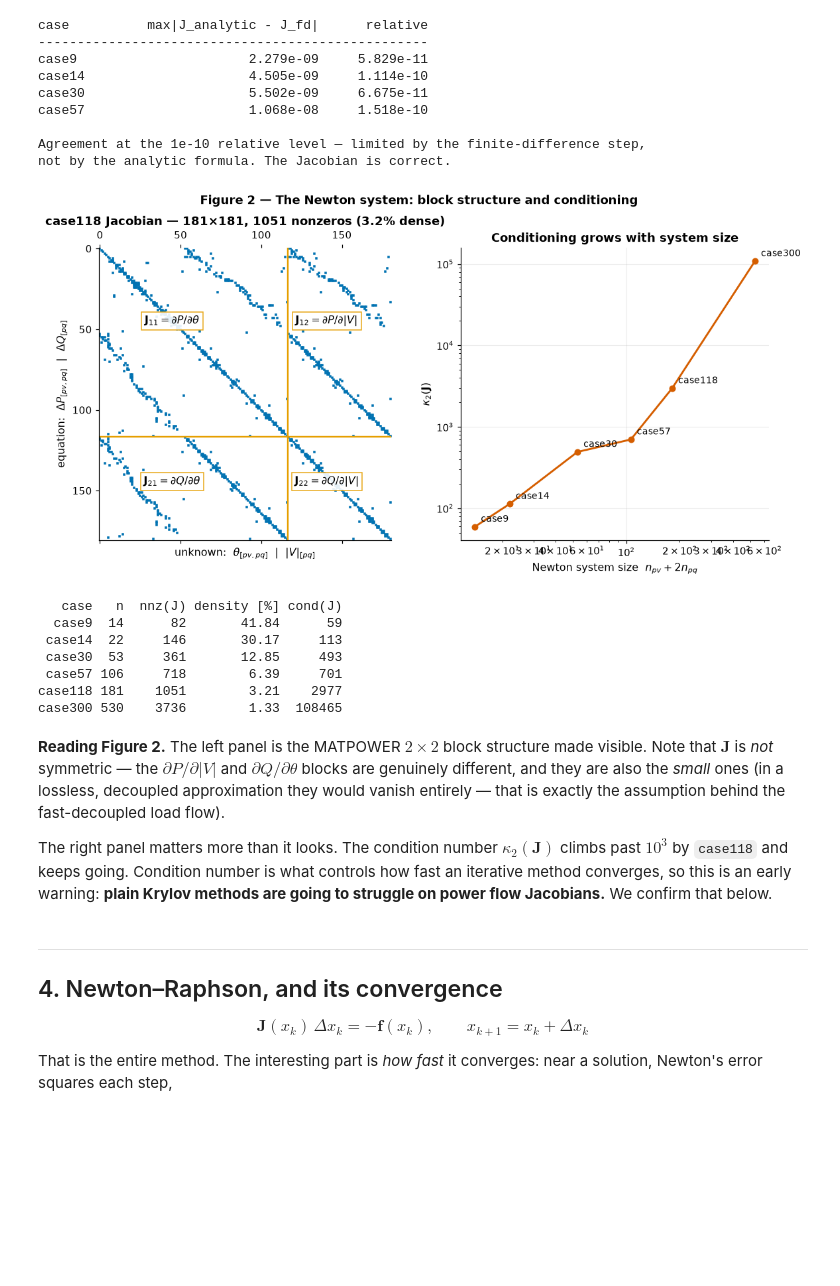
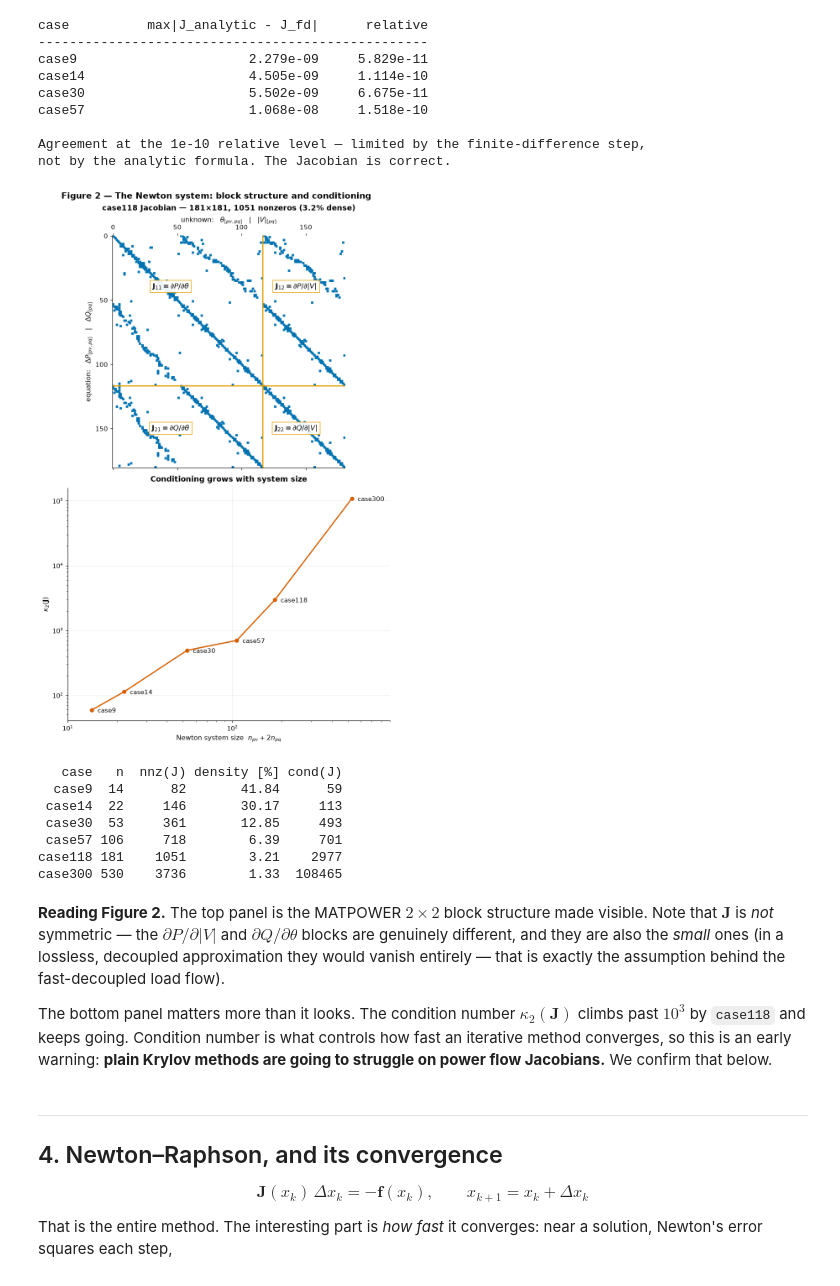
Before and after one commit to panas-bhattarai/learned-iterative-solvers-acpf, a Jupyter notebook: notebooks/01_newton_and_krylov.ipynb, the cells around one changed output. Saved outputs shown, nothing was run; the diff lists cells and outputs as text; code cells hidden in the pictures; blank space fills up the shorter version.

```diff
--- a/notebooks/01_newton_and_krylov.ipynb
+++ b/notebooks/01_newton_and_krylov.ipynb
@@ -190,16 +192,15 @@ print("Our Ybus is bit-for-bit identical to pandapower's on every case.")
 | 5 | case300 | 300 | 411 | 1/68/231 | 530 | 1118 | 1.24 | 0.00e+00 |
 Our Ybus is bit-for-bit identical to pandapower's on every case.
 # %%
-fig, axes = plt.subplots(1, 3, figsize=(12.2, 4.0))
+fig, axes = stacked(3, square=True, width=7.4)
 for ax, name in zip(axes, ["case14", "case118", "case300"]):
     c = load_case(name)
-    ax.spy(c.ybus, markersize=(3.0 if c.n_bus < 50 else (1.1 if c.n_bus < 200 else 0.5)),
+    ax.spy(c.ybus, markersize=(6.0 if c.n_bus < 50 else (2.2 if c.n_bus < 200 else 1.2)),
            color=PALETTE["newton"])
-    ax.set_title(f"{name} — $\\mathbf{{Y}}_{{bus}}$\n{c.n_bus} buses, "
-                 f"{c.ybus.nnz} nonzeros ({100*c.ybus.nnz/c.n_bus**2:.1f}% dense)")
-    ax.set_xlabel("bus"); ax.set_ylabel("bus"); ax.grid(False)
-fig.suptitle("Figure 1 — The grid is a sparse graph, and $\\mathbf{Y}_{bus}$ is its adjacency structure",
-             y=1.04, fontsize=12, fontweight="semibold")
+    ax.set_title(f"{name} — {c.n_bus} buses, {c.ybus.nnz} nonzeros "
+                 f"({100*c.ybus.nnz/c.n_bus**2:.1f}% dense)", pad=10)
+    ax.set_xlabel("bus index"); ax.set_ylabel("bus index"); ax.grid(False)
+suptitle(fig, "Figure 1 — The grid is a sparse graph, and $\\mathbf{Y}_{bus}$ is its adjacency structure")
 save(fig, "01_ybus_sparsity"); plt.show()
 # %% [output]
 findfont: Failed to find font weight semibold, now using 700.
@@ -276,50 +278,50 @@ not by the analytic formula. The Jacobian is correct.
 # %%
 c = load_case("case118")
 r = newton_pf(c, store_history=True)
 J = r.j_history[0]
 npv, npq = len(c.pv), len(c.pq)
 
-fig, (ax1, ax2) = plt.subplots(1, 2, figsize=(12.0, 5.2),
-                               gridspec_kw={"width_ratios": [1, 1]})
+fig, (ax1, ax2) = stacked(2, panel_height=6.0, width=7.6)
 
-ax1.spy(J, markersize=1.4, color=PALETTE["newton"])
-ax1.axhline(npv+npq-0.5, color=PALETTE["accent"], lw=1.6)
-ax1.axvline(npv+npq-0.5, color=PALETTE["accent"], lw=1.6)
-for (xx, yy, lab) in [(0.25, 0.25, "$\\mathbf{J}_{11}=\\partial P/\\partial\\theta$"),
-                      (0.78, 0.25, "$\\mathbf{J}_{12}=\\partial P/\\partial|V|$"),
-                      (0.25, 0.80, "$\\mathbf{J}_{21}=\\partial Q/\\partial\\theta$"),
-                      (0.78, 0.80, "$\\mathbf{J}_{22}=\\partial Q/\\partial|V|$")]:
+ax1.spy(J, markersize=2.6, color=PALETTE["newton"])
+ax1.axhline(npv+npq-0.5, color=PALETTE["accent"], lw=1.8)
+ax1.axvline(npv+npq-0.5, color=PALETTE["accent"], lw=1.8)
+for (xx, yy, lab) in [(0.25, 0.22, "$\\mathbf{J}_{11}=\\partial P/\\partial\\theta$"),
+                      (0.79, 0.22, "$\\mathbf{J}_{12}=\\partial P/\\partial|V|$"),
+                      (0.25, 0.83, "$\\mathbf{J}_{21}=\\partial Q/\\partial\\theta$"),
+                      (0.79, 0.83, "$\\mathbf{J}_{22}=\\partial Q/\\partial|V|$")]:
     ax1.text(xx, 1-yy, lab, transform=ax1.transAxes, ha="center", va="center",
-             fontsize=10.5, bbox=dict(fc="white", ec=PALETTE["accent"], alpha=0.9, pad=3))
+             fontsize=11, bbox=dict(fc="white", ec=PALETTE["accent"], alpha=0.92, pad=4))
 ax1.set_title(f"case118 Jacobian — {J.shape[0]}×{J.shape[1]}, "
-              f"{J.nnz} nonzeros ({100*J.nnz/J.shape[0]**2:.1f}% dense)")
-ax1.set_xlabel("unknown:  $\\theta_{[pv,pq]}$  |  $|V|_{[pq]}$")
-ax1.set_ylabel("equation:  $\\Delta P_{[pv,pq]}$  |  $\\Delta Q_{[pq]}$")
+              f"{J.nnz} nonzeros ({100*J.nnz/J.shape[0]**2:.1f}% dense)", pad=10)
+ax1.set_xlabel("unknown:   $\\theta_{[pv,pq]}$   |   $|V|_{[pq]}$")
+ax1.xaxis.set_label_position("top")   # spy() puts ticks on top; keep the label with them
+ax1.set_ylabel("equation:   $\\Delta P_{[pv,pq]}$   |   $\\Delta Q_{[pq]}$")
 ax1.grid(False)
 
 sizes, conds, nnzs = [], [], []
 names = ["case9", "case14", "case30", "case57", "case118", "case300"]
 for name in names:
     cc = load_case(name); rr = newton_pf(cc, store_history=True)
     Jc = rr.j_history[0]
     sizes.append(Jc.shape[0]); conds.append(np.linalg.cond(Jc.toarray())); nnzs.append(Jc.nnz)
 ax2.plot(sizes, conds, "o-", color=PALETTE["gmres"])
 for nm, s, cd in zip(names, sizes, conds):
-    ax2.annotate(nm, (s, cd), textcoords="offset points", xytext=(6, 5), fontsize=9)
+    ax2.annotate(nm, (s, cd), textcoords="offset points", xytext=(9, -4), fontsize=9.5)
 ax2.set_xscale("log"); ax2.set_yscale("log")
+ax2.set_xlim(10, 900)
 ax2.set_xlabel("Newton system size  $n_{pv}+2n_{pq}$")
 ax2.set_ylabel("$\\kappa_2(\\mathbf{J})$")
-ax2.set_title("Conditioning grows with system size")
-fig.suptitle("Figure 2 — The Newton system: block structure and conditioning",
-             y=1.02, fontsize=12, fontweight="semibold")
+ax2.set_title("Conditioning grows with system size", pad=10)
+suptitle(fig, "Figure 2 — The Newton system: block structure and conditioning")
 save(fig, "01_jacobian_structure"); plt.show()
 
 print(pd.DataFrame({"case": names, "n": sizes, "nnz(J)": nnzs,
                     "density [%]": [100*z/s**2 for z, s in zip(nnzs, sizes)],
                     "cond(J)": conds}).to_string(index=False,
       formatters={"density [%]": "{:.2f}".format, "cond(J)": "{:.0f}".format}))
 # %% [output]
-[figure, old version]
+[figure, new version]
    case   n  nnz(J) density [%] cond(J)
   case9  14      82       41.84      59
  case14  22     146       30.17     113
@@ -328,13 +330,13 @@ print(pd.DataFrame({"case": names, "n": sizes, "nnz(J)": nnzs,
 case118 181    1051        3.21    2977
 case300 530    3736        1.33  108465
 # %% [markdown]
-**Reading Figure 2.** The left panel is the MATPOWER $2\times2$ block structure made
+**Reading Figure 2.** The top panel is the MATPOWER $2\times2$ block structure made
 visible. Note that $\mathbf{J}$ is *not* symmetric — the $\partial P/\partial|V|$ and
 $\partial Q/\partial\theta$ blocks are genuinely different, and they are also the *small*
 ones (in a lossless, decoupled approximation they would vanish entirely — that is exactly
 the assumption behind the fast-decoupled load flow).
 
-The right panel matters more than it looks. The condition number $\kappa_2(\mathbf{J})$
+The bottom panel matters more than it looks. The condition number $\kappa_2(\mathbf{J})$
 climbs past $10^3$ by `case118` and keeps going. Condition number is what controls how
 fast an iterative method converges, so this is an early warning: **plain Krylov methods
 are going to struggle on power flow Jacobians.** We confirm that below.
```
Also changed, not shown: parts of 14 cells of this notebook, 7 other files.
